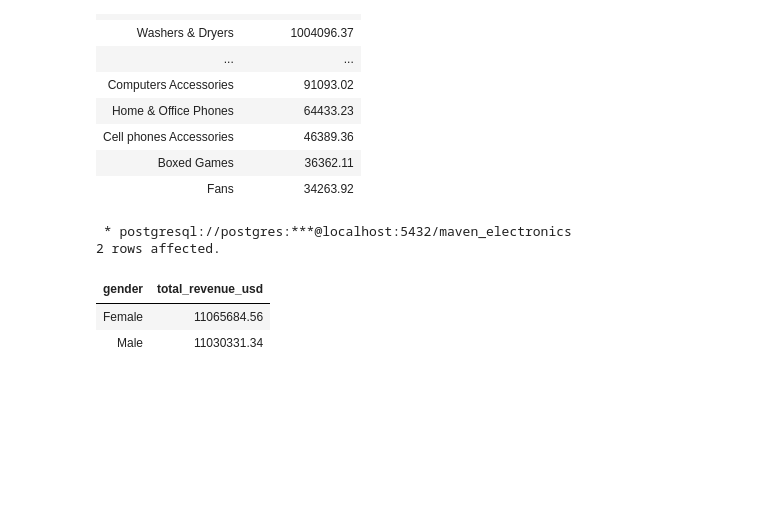
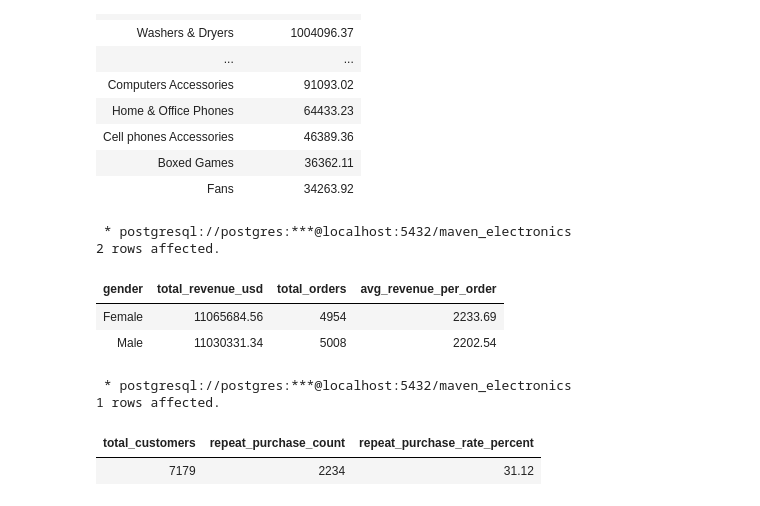
Before and after one commit to Ronald116/Data-Analysis-Projects, a Jupyter notebook: Maven_Global_Electronics_Retailer/global_electronics_retail_analysis.ipynb, the cells around one changed output. Saved outputs shown, nothing was run; the diff lists cells and outputs as text; code cells hidden in the pictures; blank space fills up the shorter version.

Commit message:
repeat purchase added

```diff
--- a/Maven_Global_Electronics_Retailer/global_electronics_retail_analysis.ipynb
+++ b/Maven_Global_Electronics_Retailer/global_electronics_retail_analysis.ipynb
@@ -750,25 +750,54 @@ ORDER BY 2 DESC;
 # %%
 %%sql
 --Analyzing revenue generated by gender
 
 SELECT
     c.gender AS gender,
     ROUND(
         SUM(s.quantity * p.unit_price_usd / e.exchange), 2
-    ) AS total_revenue_usd
+    ) AS total_revenue_usd,
+    COUNT(DISTINCT s.order_number) AS total_orders,
+    ROUND(
+        (SUM(s.quantity * p.unit_price_usd / e.exchange) / NULLIF(COUNT(DISTINCT s.order_number),0)), 2
+    ) AS avg_revenue_per_order
 FROM
     sales s
 INNER JOIN products p
 ON s.productkey = p.productkey
 INNER JOIN exchange_rates e
 ON s.currency_code = e.currency AND s.order_date = e.date
 INNER JOIN customers c
 ON s.customerkey = c.customerkey
 GROUP BY 1
 ORDER BY 2 DESC;
 # %% [output]
  * postgresql://postgres:***@localhost:5432/maven_electronics
 2 rows affected.
-| gender | total_revenue_usd |
-| Female | 11065684.56 |
-| Male | 11030331.34 |
+| gender | total_revenue_usd | total_orders | avg_revenue_per_order |
+| Female | 11065684.56 | 4954 | 2233.69 |
+| Male | 11030331.34 | 5008 | 2202.54 |
+# %%
+%%sql
+--Repeat Purchase Rate
+
+WITH customer_orders AS (
+    SELECT
+        c.customerkey,
+        COUNT(DISTINCT s.order_number) AS total_orders
+    FROM sales s
+    INNER JOIN customers c
+    ON s.customerkey = c.customerkey
+    GROUP BY 1
+)
+
+SELECT
+    COUNT(*) AS total_customers,
+    COUNT(CASE WHEN total_orders >= 2 THEN 1 END) AS repeat_purchase_count,
+    ROUND(CAST(SUM(CASE WHEN Total_Orders > 1 THEN 1 ELSE 0 END) AS DECIMAL) * 100 / COUNT(*), 2) AS Repeat_Purchase_Rate_Percent
+FROM
+    customer_orders;
+# %% [output]
+ * postgresql://postgres:***@localhost:5432/maven_electronics
+1 rows affected.
+| total_customers | repeat_purchase_count | repeat_purchase_rate_percent |
+| 7179 | 2234 | 31.12 |
```
